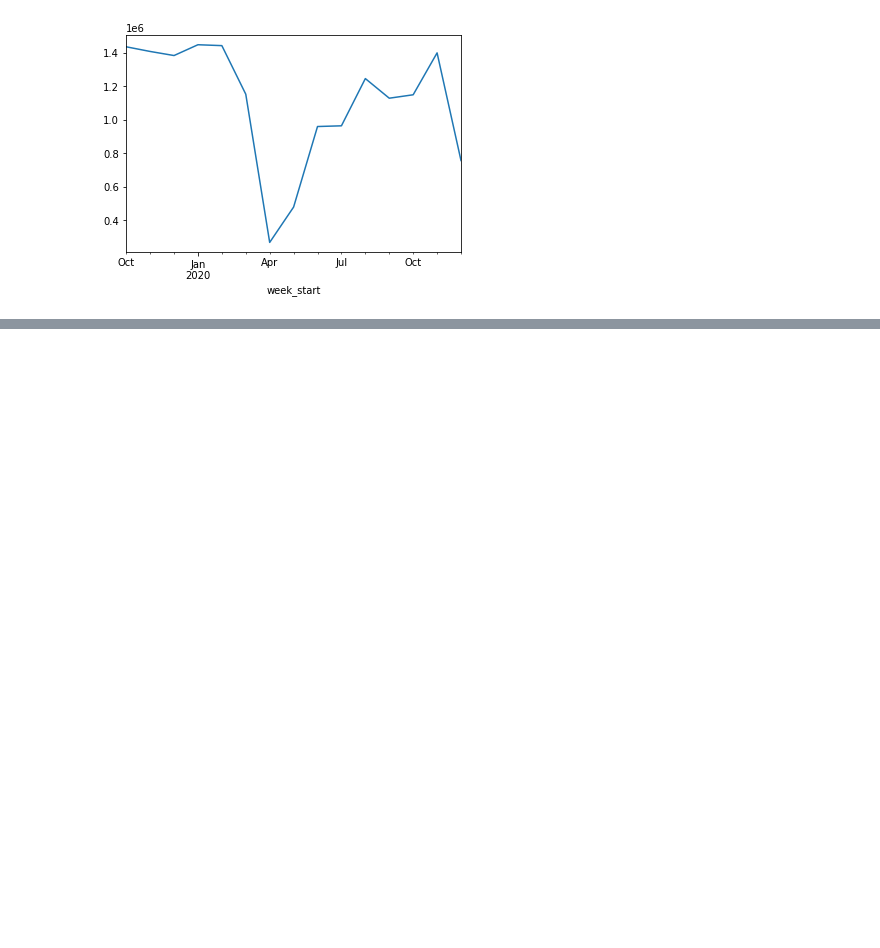
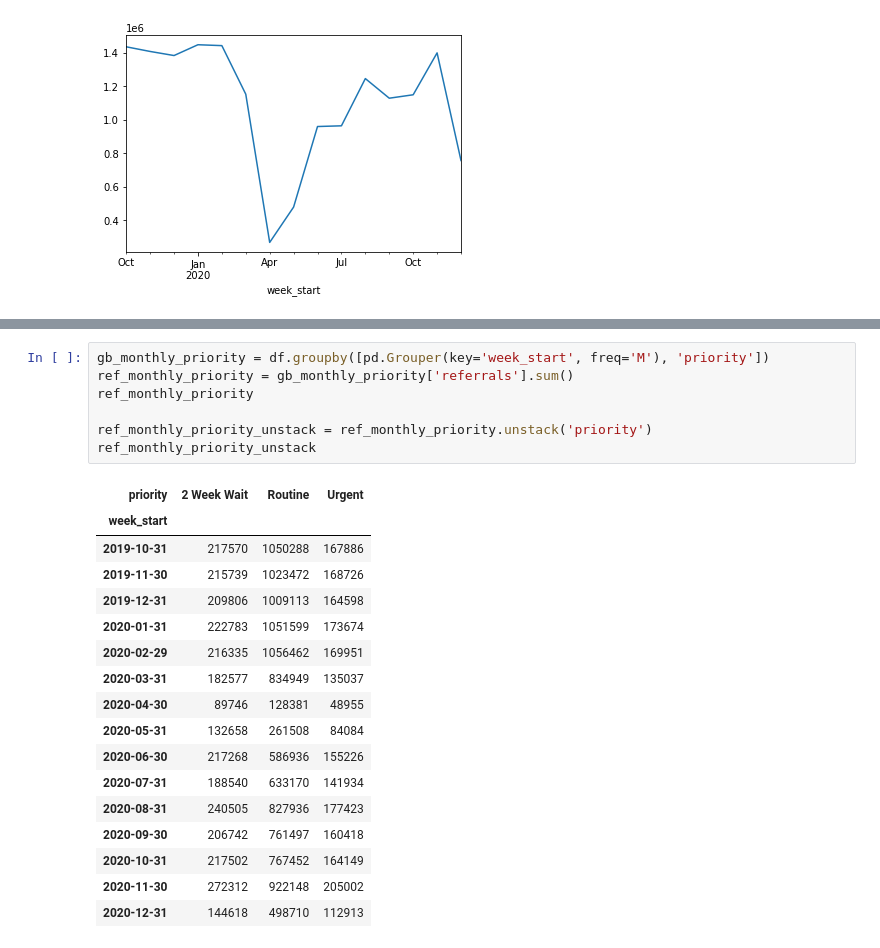
Before and after one commit to carnall-farrar/python_club, a Jupyter notebook: notebooks/analysis/aggregation.ipynb, the cells around one changed output, grey strips where cells are left out. Cells and saved outputs as stored; diff of their text form; blank space fills up the shorter version.

```diff
--- a/notebooks/analysis/aggregation.ipynb
+++ b/notebooks/analysis/aggregation.ipynb
@@ -203,0 +218,25 @@ ref_monthly.plot()
+# %%
+gb_monthly_priority = df.groupby([pd.Grouper(key='week_start', freq='M'), 'priority'])
+ref_monthly_priority = gb_monthly_priority['referrals'].sum()
+ref_monthly_priority
+
+ref_monthly_priority_unstack = ref_monthly_priority.unstack('priority')
+ref_monthly_priority_unstack
+# %% [output]
+| priority | 2 Week Wait | Routine | Urgent |
+| week_start |  |  |  |
+| 2019-10-31 | 217570 | 1050288 | 167886 |
+| 2019-11-30 | 215739 | 1023472 | 168726 |
+| 2019-12-31 | 209806 | 1009113 | 164598 |
+| 2020-01-31 | 222783 | 1051599 | 173674 |
+| 2020-02-29 | 216335 | 1056462 | 169951 |
+| 2020-03-31 | 182577 | 834949 | 135037 |
+| 2020-04-30 | 89746 | 128381 | 48955 |
+| 2020-05-31 | 132658 | 261508 | 84084 |
+| 2020-06-30 | 217268 | 586936 | 155226 |
+| 2020-07-31 | 188540 | 633170 | 141934 |
+| 2020-08-31 | 240505 | 827936 | 177423 |
+| 2020-09-30 | 206742 | 761497 | 160418 |
+| 2020-10-31 | 217502 | 767452 | 164149 |
+| 2020-11-30 | 272312 | 922148 | 205002 |
+| 2020-12-31 | 144618 | 498710 | 112913 |
```
Also changed, not shown: parts of 4 cells of this notebook.
